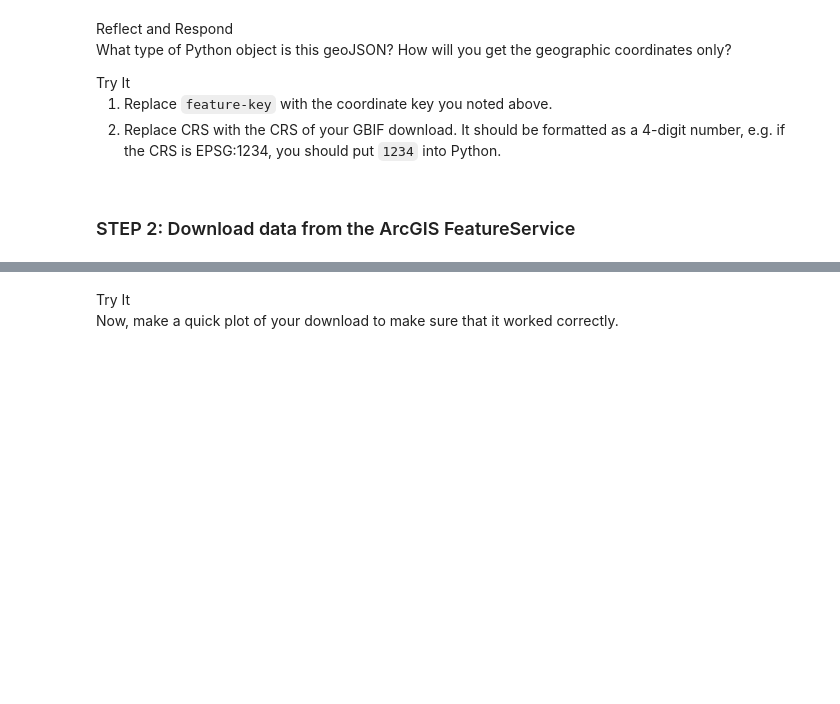
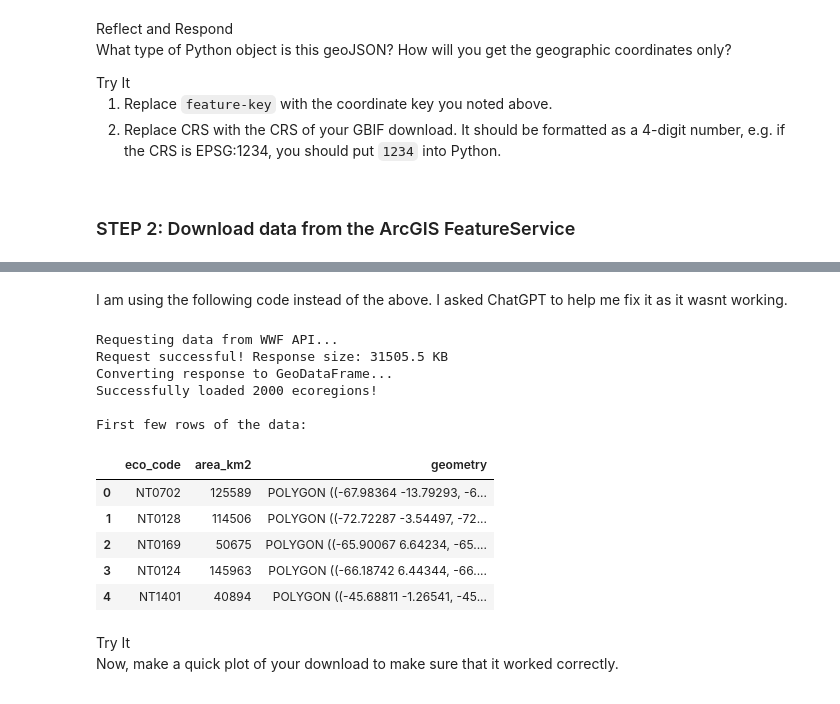
Before and after one commit to earthlab-education/02-migration-nkoppa, a Jupyter notebook: notebooks/migration-93-download-wwf.ipynb, the cells around one changed output, grey strips where cells are left out. Drawn from its saved outputs; the diff is of its cells as text; code cells hidden in the pictures; blank space fills up the shorter version.

```diff
--- a/notebooks/migration-93-download-wwf.ipynb
+++ b/notebooks/migration-93-download-wwf.ipynb
@@ -139,3 +117,76 @@ eco_gdf.head()
+# %% [markdown]
+I am using the following code instead of the above. I asked ChatGPT to help me fix it as it wasnt working.
+# %%
+
+
+# Configure retry strategy
+retry_strategy = Retry(
+    total=3,  # number of retries
+    backoff_factor=1,  # wait 1, 2, 4 seconds between retries
+    status_forcelist=[429, 500, 502, 503, 504]  # HTTP status codes to retry on
+)
+adapter = HTTPAdapter(max_retries=retry_strategy)
+session = requests.Session()
+session.mount("https://", adapter)
+
+# Prepare API request
+eco_url = (
+    "https://services5.arcgis.com/0AFsQflykfA9lXZn"
+    "/ArcGIS/rest/services"
+    "/WWF_Terrestrial_Ecoregions_Of_The_World_official_teow"
+    "/FeatureServer/0/query")
+eco_params = {
+    "f": "geojson",
+    "where": "1=1",
+    "outFields": "eco_code,area_km2",
+    "returnGeometry": "true",
+    "spatialRel": "esriSpatialRelIntersects",
+    "geometryType": "esriGeometryPolygon",
+    "inSR": "4326",
+    "outSR": "4326",
+    "geometry": arcgis_geom
+}
+
+# Submit API request with timeout and error handling
+try:
+    print("Requesting data from WWF API...")
+    eco_resp = session.get(
+        eco_url,
+        params=eco_params,
+        headers={"Accept-Encoding": "identity"},
+        timeout=30  # 30 second timeout
+    )
+    eco_resp.raise_for_status()
+    print(f"Request successful! Response size: {len(eco_resp.content) / 1024:.1f} KB")
+
+    # Load binary data to DataFrame
+    print("Converting response to GeoDataFrame...")
+    eco_gdf = gpd.read_file(BytesIO(eco_resp.content))
+    print(f"Successfully loaded {len(eco_gdf)} ecoregions!")
+
+except requests.exceptions.Timeout:
+    print("Request timed out. The server took too long to respond.")
+except requests.exceptions.RequestException as e:
+    print(f"An error occurred: {e}")
+except Exception as e:
+    print(f"Error processing data: {e}")
+else:
+    # Only run this if no exceptions occurred
+    print("\nFirst few rows of the data:")
+    display(eco_gdf.head())
+# %% [output]
+Requesting data from WWF API...
+Request successful! Response size: 31505.5 KB
+Converting response to GeoDataFrame...
+Successfully loaded 2000 ecoregions!
+
+First few rows of the data:
+|  | eco_code | area_km2 | geometry |
+| 0 | NT0702 | 125589 | POLYGON ((-67.98364 -13.79293, -6... |
+| 1 | NT0128 | 114506 | POLYGON ((-72.72287 -3.54497, -72... |
+| 2 | NT0169 | 50675 | POLYGON ((-65.90067 6.64234, -65.... |
+| 3 | NT0124 | 145963 | POLYGON ((-66.18742 6.44344, -66.... |
+| 4 | NT1401 | 40894 | POLYGON ((-45.68811 -1.26541, -45... |
 # %% [markdown]
 <link rel="stylesheet" type="text/css" href="./assets/styles.css"><div class="callout callout-style-default callout-titled callout-task"><div class="callout-header"><div class="callout-icon-container"><i class="callout-icon"></i></div><div class="callout-title-container flex-fill">Try It</div></div><div class="callout-body-container callout-body"><p>Now, make a quick plot of your download to make sure that it worked
 correctly.</p></div></div>
```
Also changed, not shown: parts of 11 cells of this notebook, 3 other files.
